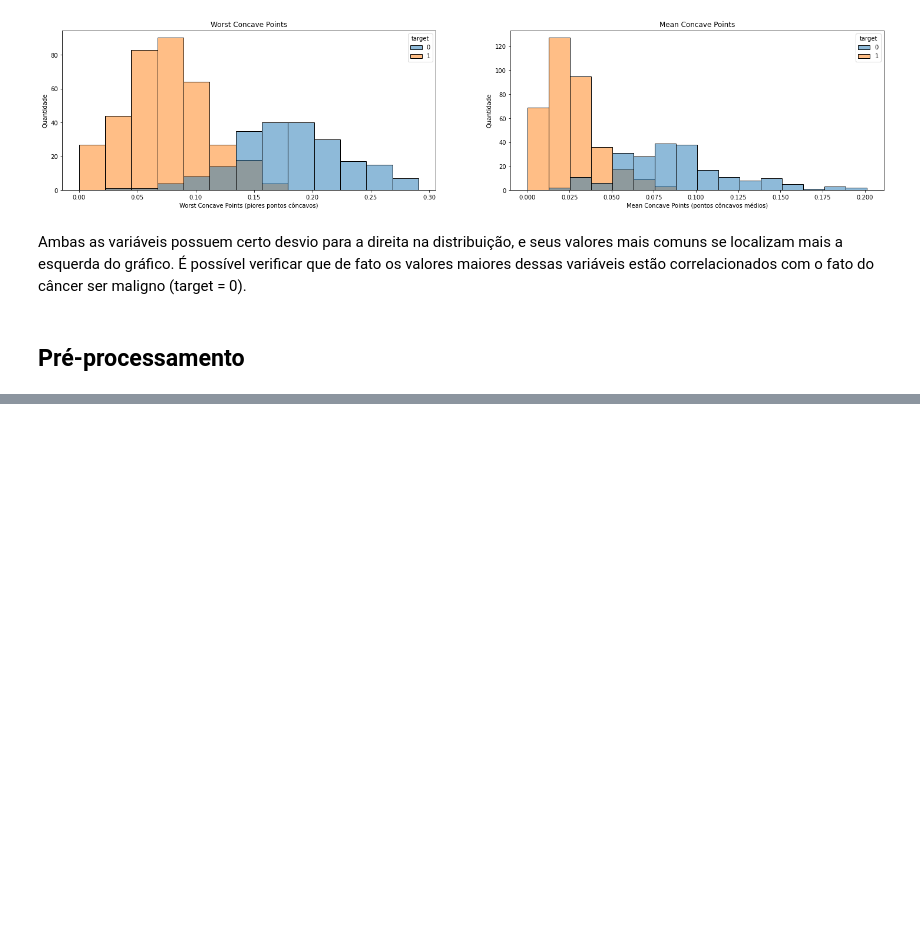
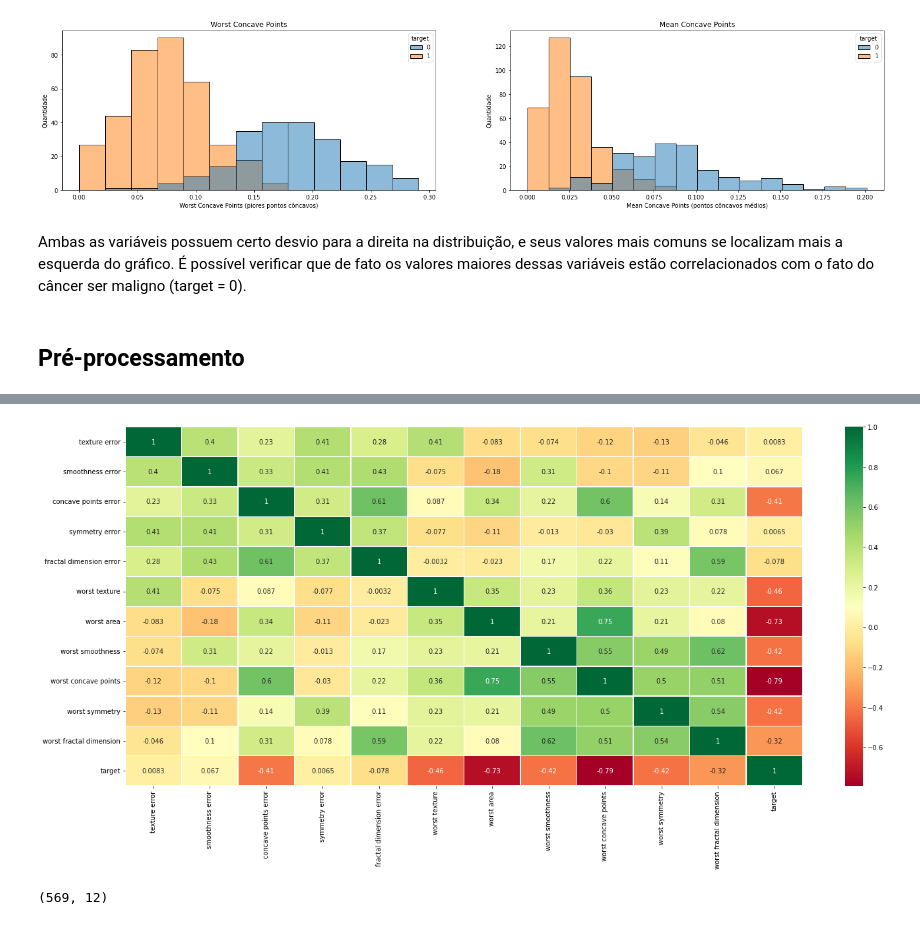
Before and after one commit to ailafelixa/ML-Model-Breast-Cancer-Predition-WisconsinDataset, a Jupyter notebook: breast_cancer_model.ipynb, the cells around one changed output, grey strips where cells are left out. Cells and saved outputs as stored; diff of their text form; code cells hidden in the pictures; blank space fills up the shorter version.

```diff
--- a/breast_cancer_model.ipynb
+++ b/breast_cancer_model.ipynb
@@ -145,0 +181,12 @@ Ambas as variáveis possuem certo desvio para a direita na distribuição, e seu
+# %%
+data_df = data_df.drop(['area error'], axis=1)
+# %%
+plt.figure(figsize=(23, 10))
+color_palette = 'RdYlGn'
+hm_pp = sns.heatmap(data_df.corr(),annot=True, linewidth=.5, cmap=color_palette)
+# %% [output]
+[figure, added]
+# %%
+data_df.shape
+# %% [output]
+(569, 12)
```
Also changed, not shown: parts of 13 cells of this notebook.
